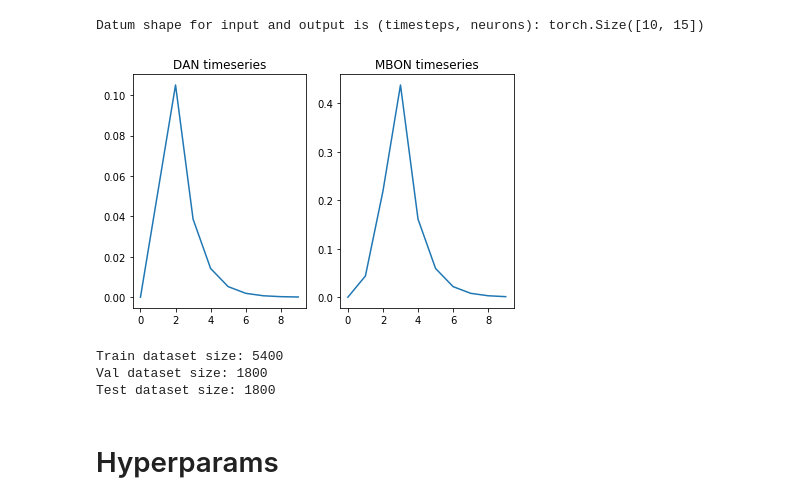
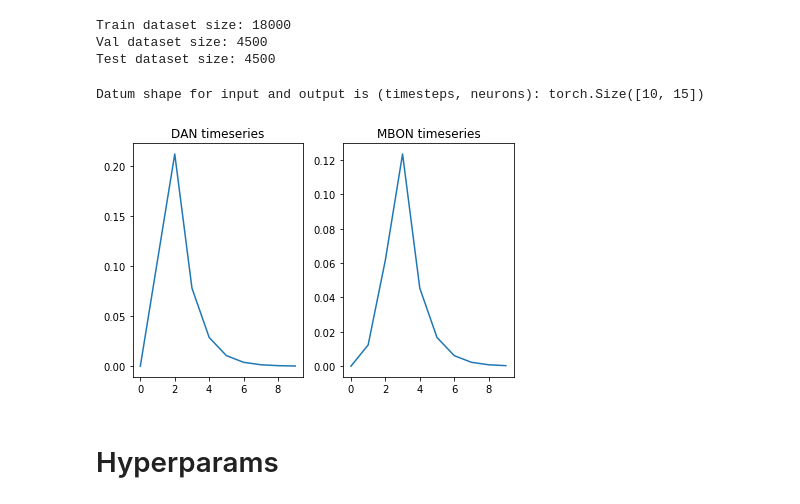
Before and after one commit to Jake-Jay/mushroom-body-models, a Jupyter notebook: RNN/train_masked_rnn.ipynb, the cells around one changed output. Saved outputs shown, nothing was run; the diff lists cells and outputs as text; code cells hidden in the pictures.

```diff
--- a/RNN/train_masked_rnn.ipynb
+++ b/RNN/train_masked_rnn.ipynb
@@ -21,38 +27,37 @@ from rnn import NeuralRNNModule
+# %%
+DATA_DIR = Path('../data')
+
+X_train_file = DATA_DIR / 'X-train-exp-time-series-from-distribution.npy'
+Y_train_file = DATA_DIR / 'Y-train-exp-time-series-from-distribution.npy'
+train_dataset = MushroomBodyDataset(X_train_file, Y_train_file)
+print(f'Train dataset size: {len(train_dataset)}')
+
+X_val_file = DATA_DIR / 'X-val-exp-time-series-from-distribution.npy'
+Y_val_file = DATA_DIR / 'Y-val-exp-time-series-from-distribution.npy'
+val_dataset = MushroomBodyDataset(X_val_file, Y_val_file)
+print(f'Val dataset size: {len(val_dataset)}')
+
+X_test_file = DATA_DIR / 'X-test-exp-time-series-from-distribution.npy'
+Y_test_file = DATA_DIR / 'Y-test-exp-time-series-from-distribution.npy'
+test_dataset = MushroomBodyDataset(X_test_file, Y_test_file)
+print(f'Test dataset size: {len(test_dataset)}')
+# %% [output]
+Train dataset size: 18000
+Val dataset size: 4500
+Test dataset size: 4500
 # %%
-dataset = MushroomBodyDataset()
-
-print(f'Datum shape for input and output is (timesteps, neurons): {dataset[0]["dan"].shape}')
+print(f'Datum shape for input and output is (timesteps, neurons): {train_dataset[0]["dan"].shape}')
 
 fig, axs = plt.subplots(1,2)
-axs[0].plot(dataset[0]["dan"][:,0])
+axs[0].plot(train_dataset[0]["dan"][:,0])
 axs[0].set_title('DAN timeseries')
-axs[1].plot(dataset[0]["mbon"][:,0])
+axs[1].plot(train_dataset[0]["mbon"][:,0])
 axs[1].set_title('MBON timeseries')
 plt.tight_layout()
 plt.show()
 # %% [output]
 Datum shape for input and output is (timesteps, neurons): torch.Size([10, 15])
-[figure, old version]
+[figure, new version]
-# %%
-num_samples = len(dataset.data)
-train_percentage, val_percentage = 0.6, 0.2
-test_percentage = 1 - train_percentage - val_percentage
-
-lengths = [
-    int(train_percentage * num_samples),
-    int(val_percentage * num_samples),
-    int(test_percentage * num_samples),
-]
-
-train_dataset, val_dataset, test_dataset = random_split(dataset, lengths, generator=torch.Generator().manual_seed(42))
-
-print(f'Train dataset size: {len(train_dataset)}')
-print(f'Val dataset size: {len(val_dataset)}')
-print(f'Test dataset size: {len(test_dataset)}')
-# %% [output]
-Train dataset size: 5400
-Val dataset size: 1800
-Test dataset size: 1800
 # %% [markdown]
 # Hyperparams
 # %%
```
Also changed, not shown: parts of 26 cells of this notebook, 13 other files.
